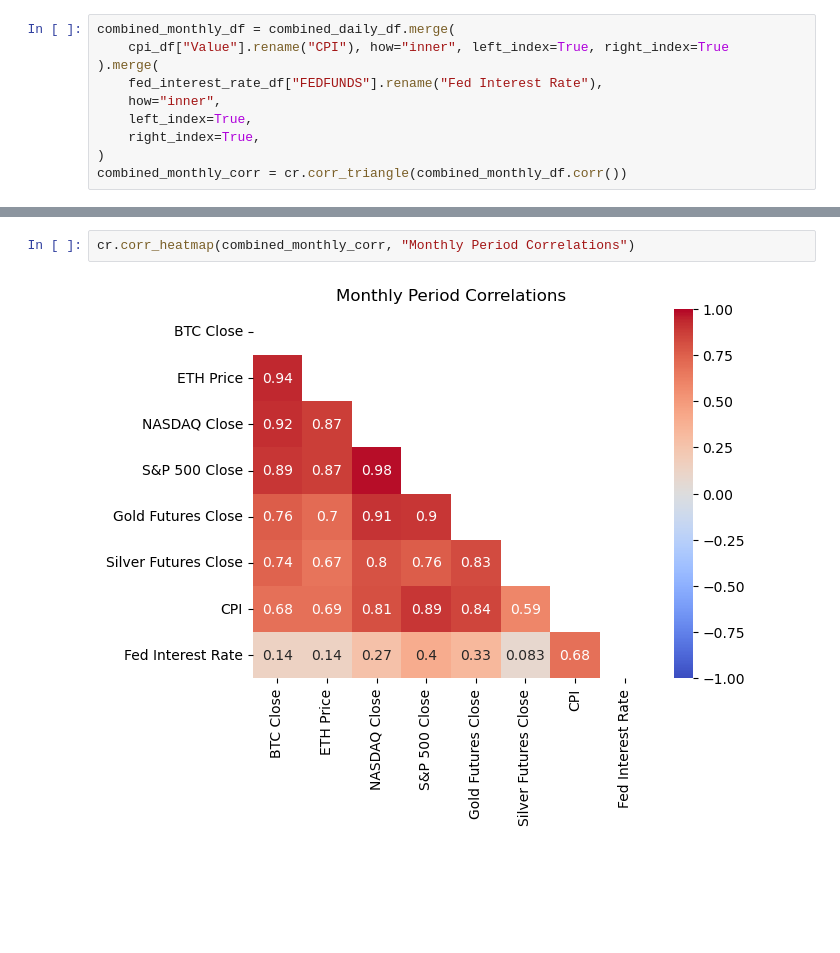
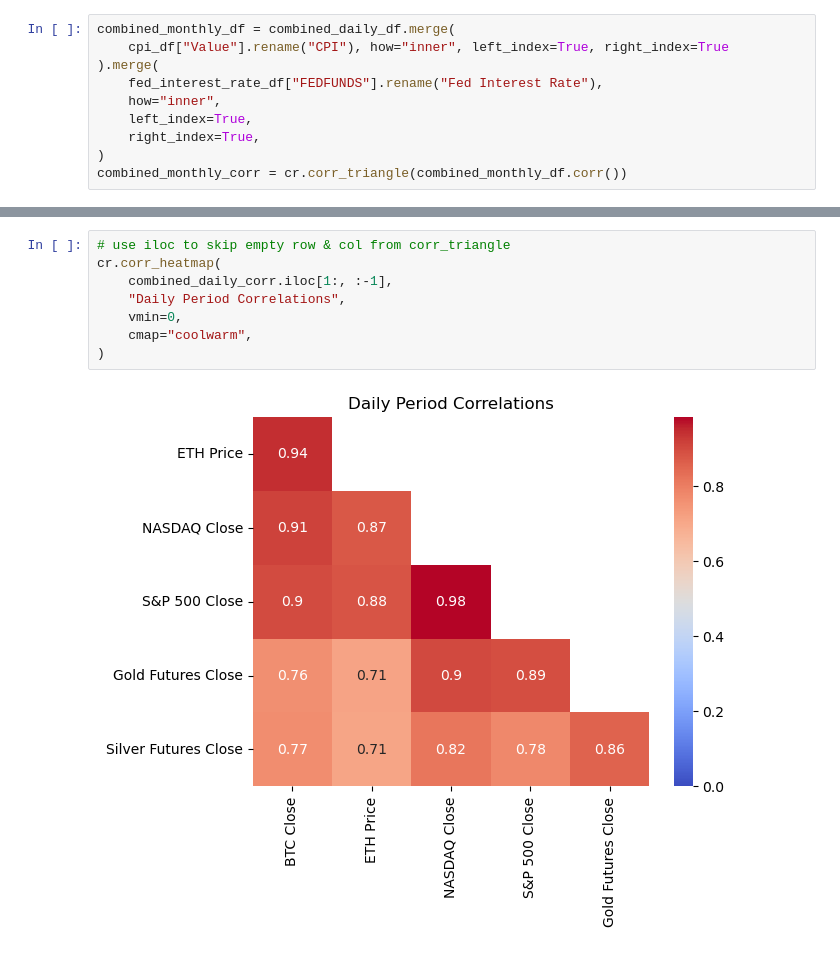
Before and after one commit to itaylor1645/project_1, a Jupyter notebook: correlations.ipynb, the cells around one changed output, grey strips where cells are left out. Cells and saved outputs as stored; diff of their text form; blank space fills up the shorter version.

```diff
--- a/correlations.ipynb
+++ b/correlations.ipynb
@@ -88,4 +84,10 @@ cr.corr_heatmap(combined_daily_corr, "Daily Period Correlations")
-# %%
-cr.corr_heatmap(combined_monthly_corr, "Monthly Period Correlations")
-# %% [output]
-[figure, removed]
+# %%
+# use iloc to skip empty row & col from corr_triangle
+cr.corr_heatmap(
+    combined_daily_corr.iloc[1:, :-1],
+    "Daily Period Correlations",
+    vmin=0,
+    cmap="coolwarm",
+)
+# %% [output]
+[figure, added]
```
Also changed, not shown: parts of 2 cells of this notebook, 1 other file.
